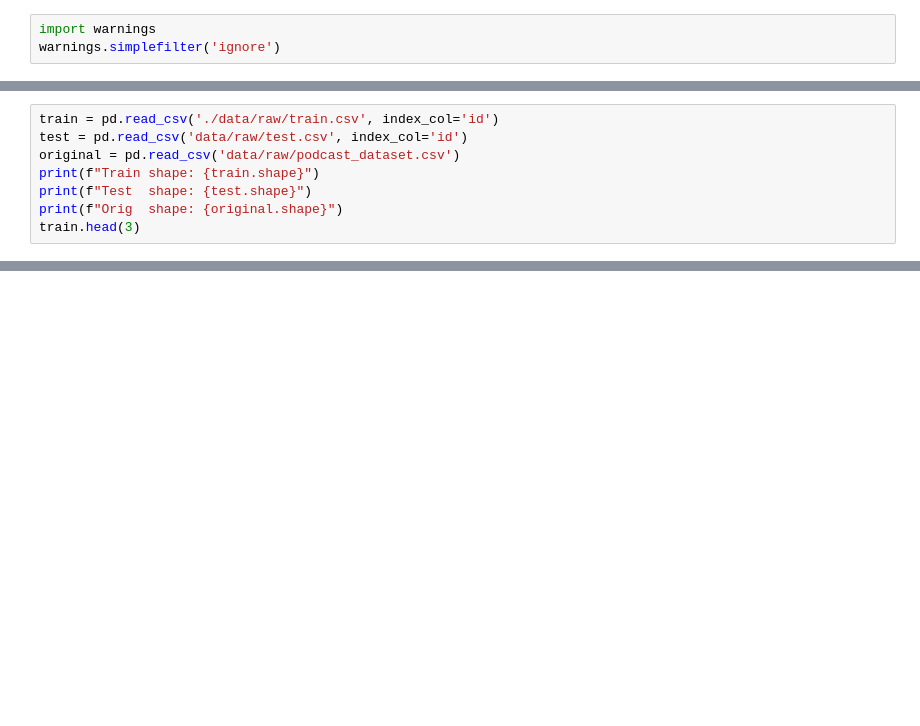
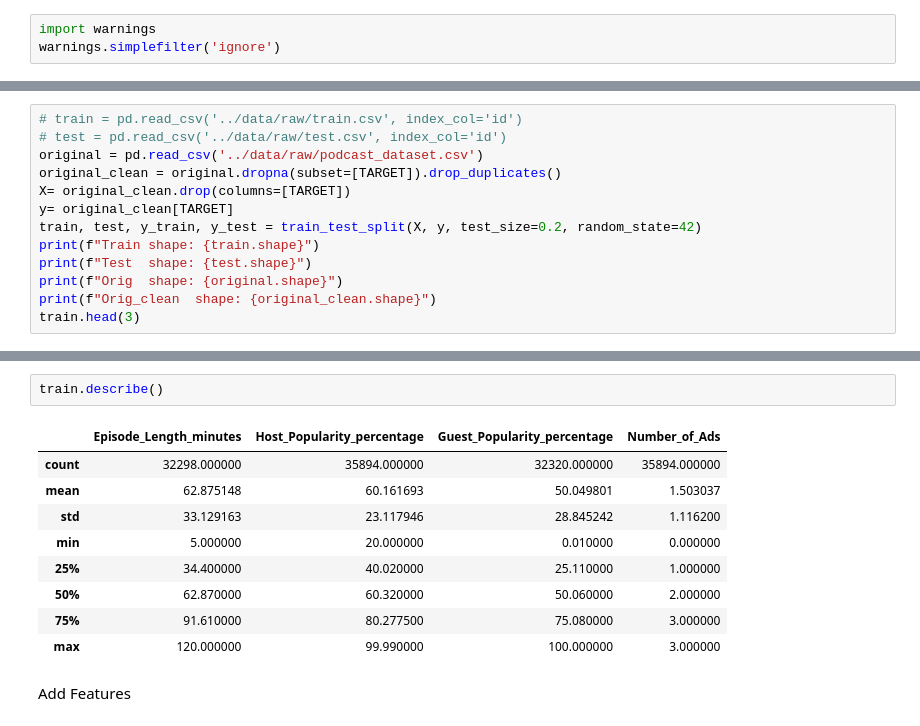
Before and after one commit to NitinNandeshwar/Podcast-Listening-Time-Prediction, a Jupyter notebook: notebooks/exp-nb-1.1.ipynb, the cells around one changed output, grey strips where cells are left out. Drawn from its saved outputs; the diff is of its cells as text; blank space fills up the shorter version.

```diff
--- a/notebooks/exp-nb-1.1.ipynb
+++ b/notebooks/exp-nb-1.1.ipynb
@@ -22,9 +20,14 @@ pwd()
 # %%
-train = pd.read_csv('./data/raw/train.csv', index_col='id')
-test = pd.read_csv('data/raw/test.csv', index_col='id')
-original = pd.read_csv('data/raw/podcast_dataset.csv')
+# train = pd.read_csv('../data/raw/train.csv', index_col='id')
+# test = pd.read_csv('../data/raw/test.csv', index_col='id')
+original = pd.read_csv('../data/raw/podcast_dataset.csv')
+original_clean = original.dropna(subset=[TARGET]).drop_duplicates()
+X= original_clean.drop(columns=[TARGET])
+y= original_clean[TARGET]
+train, test, y_train, y_test = train_test_split(X, y, test_size=0.2, random_state=42)
 print(f"Train shape: {train.shape}")
 print(f"Test  shape: {test.shape}")
 print(f"Orig  shape: {original.shape}")
+print(f"Orig_clean  shape: {original_clean.shape}")
 train.head(3)
 # %% [output]
@@ -34,0 +42,14 @@ OSError: [Errno 22] Invalid argument: '.\\data\raw\train.csv'
+# %%
+train.describe()
+# %% [output]
+|  | Episode_Length_minutes | Host_Popularity_percentage | Guest_Popularity_percentage | Number_of_Ads |
+| count | 32298.000000 | 35894.000000 | 32320.000000 | 35894.000000 |
+| mean | 62.875148 | 60.161693 | 50.049801 | 1.503037 |
+| std | 33.129163 | 23.117946 | 28.845242 | 1.116200 |
+| min | 5.000000 | 20.000000 | 0.010000 | 0.000000 |
+| 25% | 34.400000 | 40.020000 | 25.110000 | 1.000000 |
+| 50% | 62.870000 | 60.320000 | 50.060000 | 2.000000 |
+| 75% | 91.610000 | 80.277500 | 75.080000 | 3.000000 |
+| max | 120.000000 | 99.990000 | 100.000000 | 3.000000 |
+# %% [markdown]
+Add Features
```
Also changed, not shown: parts of 18 cells of this notebook, 10 other files.
